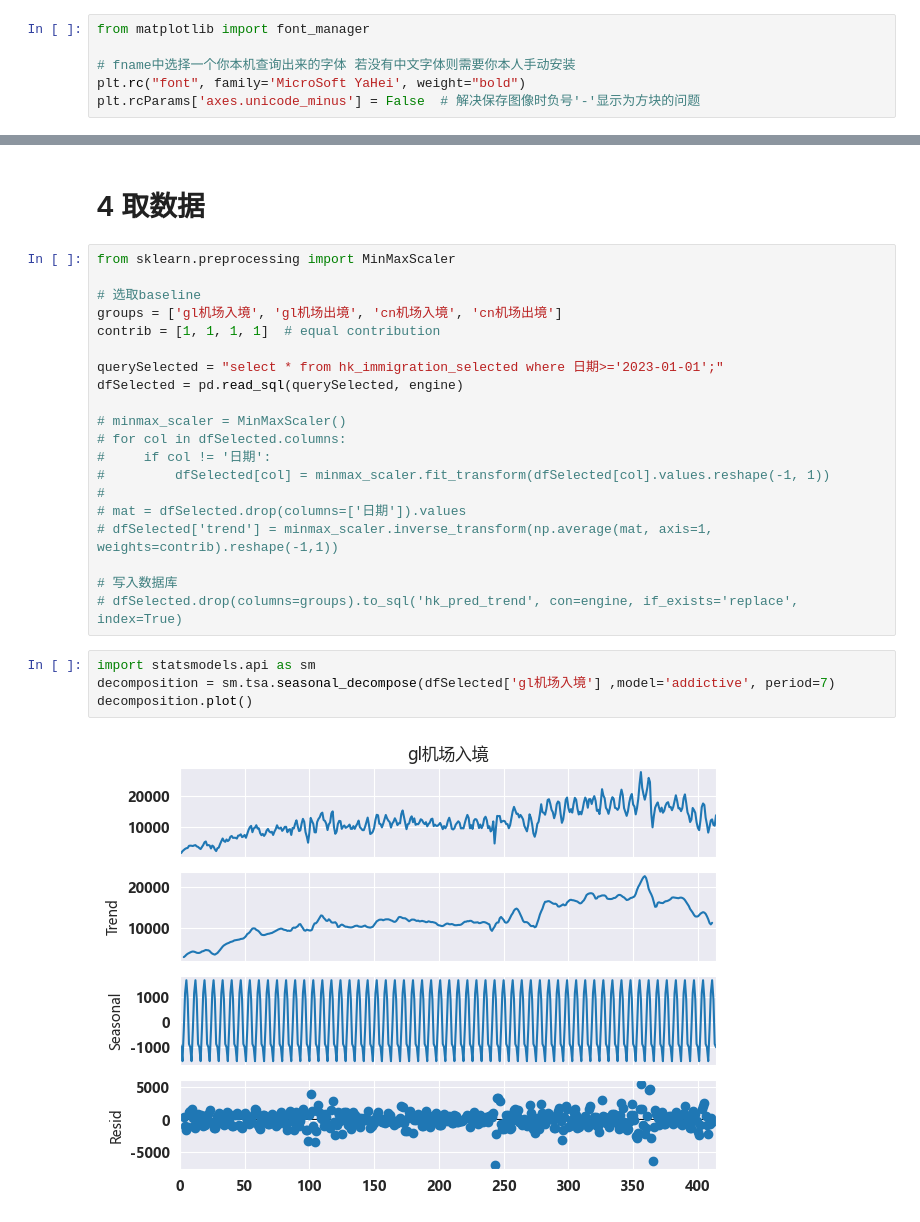
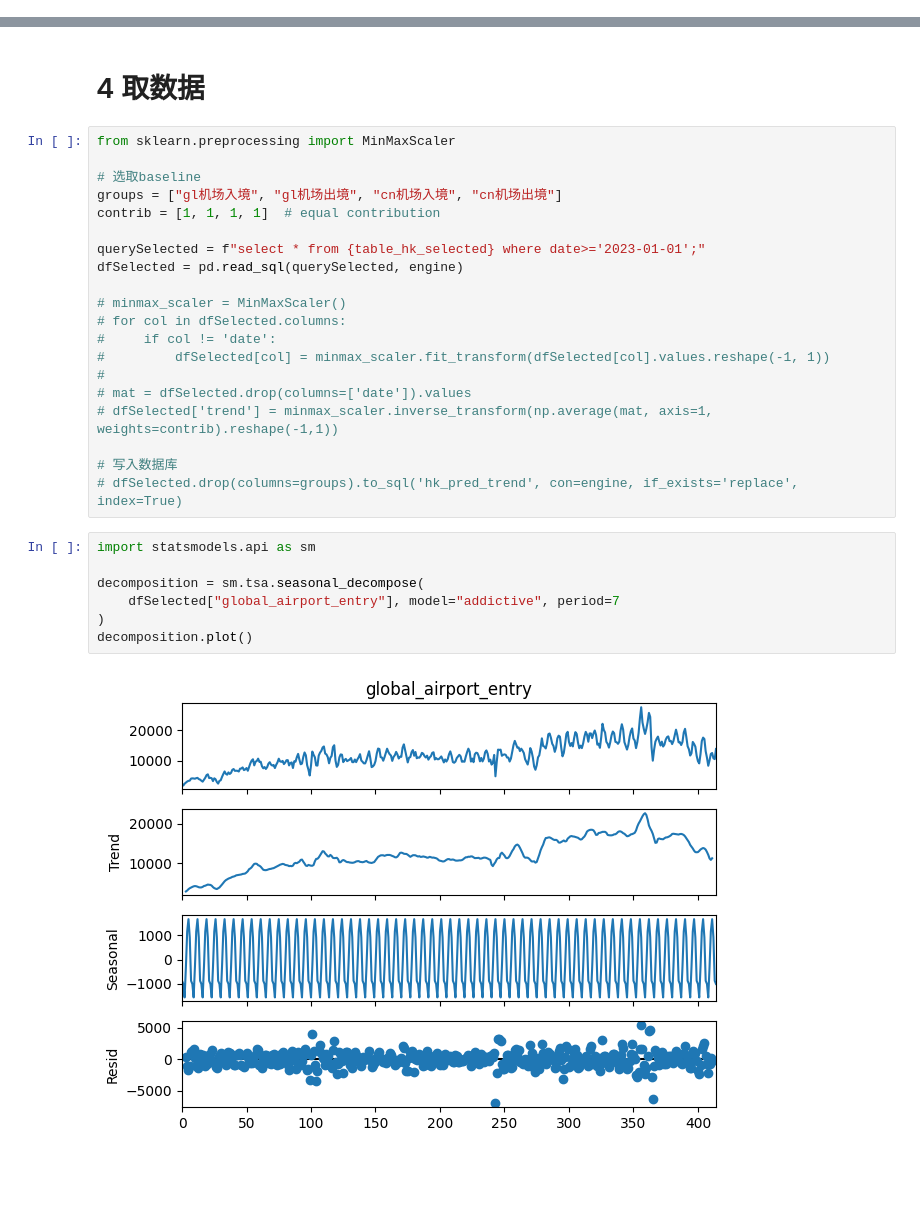
Before and after one commit to jiadol/Travel_Ml, a Jupyter notebook: notebooks/hk_data_preprocess.ipynb, the cells around one changed output, grey strips where cells are left out. Cells and saved outputs as stored; diff of their text form; blank space fills up the shorter version.

```diff
--- a/notebooks/hk_data_preprocess.ipynb
+++ b/notebooks/hk_data_preprocess.ipynb
@@ -68,12 +82,6 @@ df2020_normalized = normalize_df(df2020)
 df2021_normalized = normalize_df(df2021)
 df2022_normalized = normalize_df(df2022)
 df2023_normalized = normalize_df(df2023)
-# %%
-from matplotlib import font_manager
-
-# fname中选择一个你本机查询出来的字体 若没有中文字体则需要你本人手动安装
-plt.rc("font", family='MicroSoft YaHei', weight="bold")
-plt.rcParams['axes.unicode_minus'] = False  # 解决保存图像时负号'-'显示为方块的问题
 # %%
 import matplotlib.pyplot as plt
 
@@ -263,25 +292,28 @@ matrix_plt(diff_sum, "DTW Change Measurements")
 from sklearn.preprocessing import MinMaxScaler
 
 # 选取baseline
-groups = ['gl机场入境', 'gl机场出境', 'cn机场入境', 'cn机场出境']
+groups = ["gl机场入境", "gl机场出境", "cn机场入境", "cn机场出境"]
 contrib = [1, 1, 1, 1]  # equal contribution
 
-querySelected = "select * from hk_immigration_selected where 日期>='2023-01-01';"
+querySelected = f"select * from {table_hk_selected} where date>='2023-01-01';"
 dfSelected = pd.read_sql(querySelected, engine)
 
 # minmax_scaler = MinMaxScaler()
 # for col in dfSelected.columns:
-#     if col != '日期':
+#     if col != 'date':
 #         dfSelected[col] = minmax_scaler.fit_transform(dfSelected[col].values.reshape(-1, 1))
 #
-# mat = dfSelected.drop(columns=['日期']).values
+# mat = dfSelected.drop(columns=['date']).values
 # dfSelected['trend'] = minmax_scaler.inverse_transform(np.average(mat, axis=1, weights=contrib).reshape(-1,1))
 
 # 写入数据库
 # dfSelected.drop(columns=groups).to_sql('hk_pred_trend', con=engine, if_exists='replace', index=True)
 # %%
 import statsmodels.api as sm
-decomposition = sm.tsa.seasonal_decompose(dfSelected['gl机场入境'] ,model='addictive', period=7)
+
+decomposition = sm.tsa.seasonal_decompose(
+    dfSelected["global_airport_entry"], model="addictive", period=7
+)
 decomposition.plot()
 # %% [output]
-[figure, old version]
+[figure, new version]
```
Also changed, not shown: parts of 17 cells of this notebook, 1 other file.
